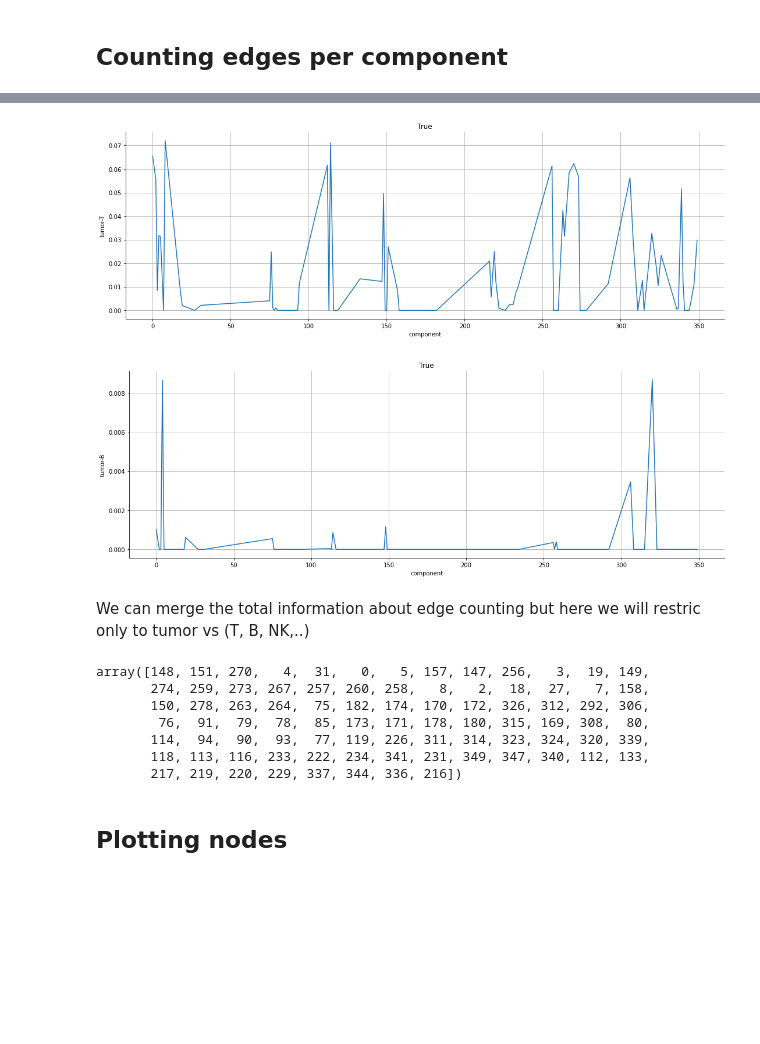
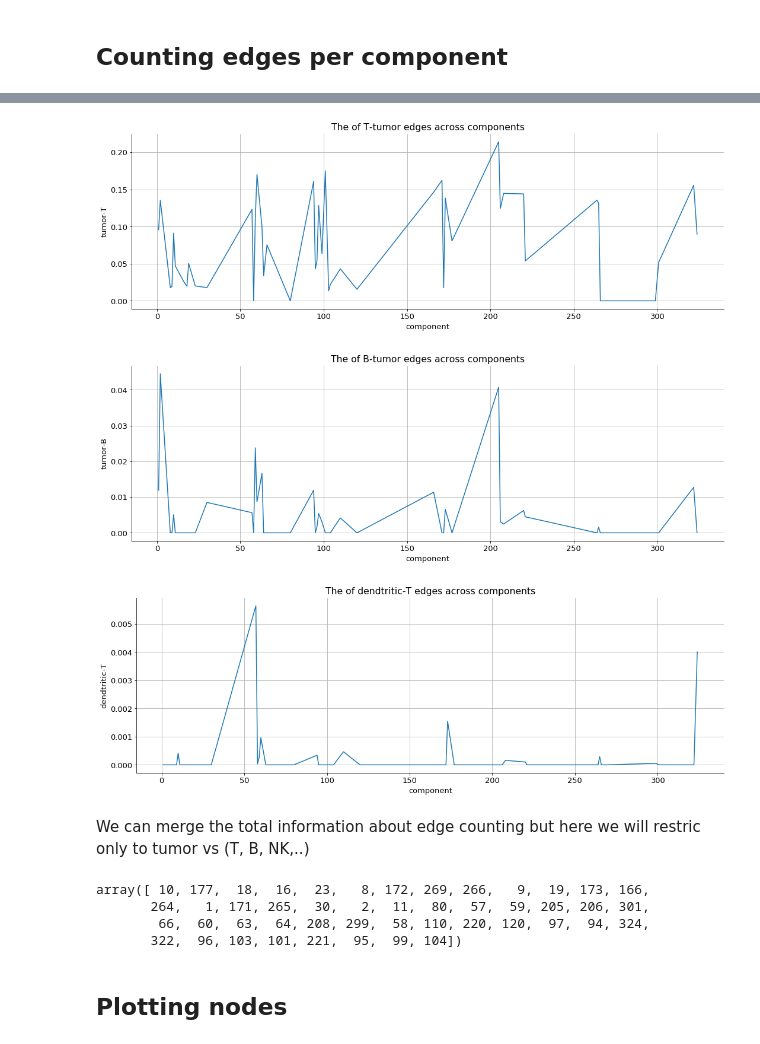
Before and after one commit to Souhailasmi/Deep_MLO, a Jupyter notebook: code/04-graph_anlysis.ipynb, the cells around one changed output, grey strips where cells are left out. Drawn from its saved outputs; the diff is of its cells as text; code cells hidden in the pictures; blank space fills up the shorter version.

```diff
--- a/code/04-graph_anlysis.ipynb
+++ b/code/04-graph_anlysis.ipynb
@@ -14,12 +14,14 @@ plot_Directory = Directory + '/plots'
 #!pip install networkx==2.5.0 python-louvain
 # %%
 #nx.__version__
+# %%
+plt.rcParams['font.size'] = '13'
 # %% [markdown]
 ## Extracting for all cells:
 # %% [markdown]
 ## Read data :
 # %%
-PATIENT_ID = '1D1'
+PATIENT_ID = '1X1'
 INPUT_PATH = './data/input/DEEPMEL_' + PATIENT_ID + '/'
 OUTPUT_PATH = './data/output/DEEPMEL_' + PATIENT_ID +'/'
 PLOT_PATH ='./plots/DEEPMEL_' + PATIENT_ID +'/'
@@ -386,10 +392,12 @@ edges_of_interest.head()
 # %%
-plot_relplot(edges_of_interest,'component','tumor-T','Reds','The of T-tumor edges across components',True)
-plot_relplot(edges_of_interest,'component','tumor-B','Reds','The of B-tumor edges across components',True)
-#plot_relplot(edges_of_interest,'component','tumor-NK','Reds','The of NK-tumor edges across components',True)
+plot_relplot(edges_of_interest,'component','tumor-T',PLOT_PATH,'Reds','The of T-tumor edges across components',True)
+plot_relplot(edges_of_interest,'component','tumor-B',PLOT_PATH,'Reds','The of B-tumor edges across components',True)
+plot_relplot(edges_of_interest,'component','dendtritic-T',PLOT_PATH,'Reds','The of dendtritic-T edges across components',True)
+#plot_relplot(edges_of_interest,'component','dendtritic-Tumor',PLOT_PATH,'Reds','The of NK-tumor edges across components',True)
 # %% [output]
-[figure, old version]
+[figure, new version]
-[figure, old version]
+[figure, new version]
+[figure, added]
 # %% [markdown]
 We can merge the total information about edge counting but here we will restric only to tumor vs (T, B, NK,..)
 # %%
@@ -403,13 +411,10 @@ nodes = nodes.fillna(0)
 # %%
 nodes.component.unique()
 # %% [output]
-array([148, 151, 270,   4,  31,   0,   5, 157, 147, 256,   3,  19, 149,
-       274, 259, 273, 267, 257, 260, 258,   8,   2,  18,  27,   7, 158,
-       150, 278, 263, 264,  75, 182, 174, 170, 172, 326, 312, 292, 306,
-        76,  91,  79,  78,  85, 173, 171, 178, 180, 315, 169, 308,  80,
-       114,  94,  90,  93,  77, 119, 226, 311, 314, 323, 324, 320, 339,
-       118, 113, 116, 233, 222, 234, 341, 231, 349, 347, 340, 112, 133,
-       217, 219, 220, 229, 337, 344, 336, 216])
+array([ 10, 177,  18,  16,  23,   8, 172, 269, 266,   9,  19, 173, 166,
+       264,   1, 171, 265,  30,   2,  11,  80,  57,  59, 205, 206, 301,
+        66,  60,  63,  64, 208, 299,  58, 110, 220, 120,  97,  94, 324,
+       322,  96, 103, 101, 221,  95,  99, 104])
 # %% [markdown]
 ## Plotting nodes
 # %% [markdown]
```
Also changed, not shown: parts of 34 cells of this notebook, 7 other files.
